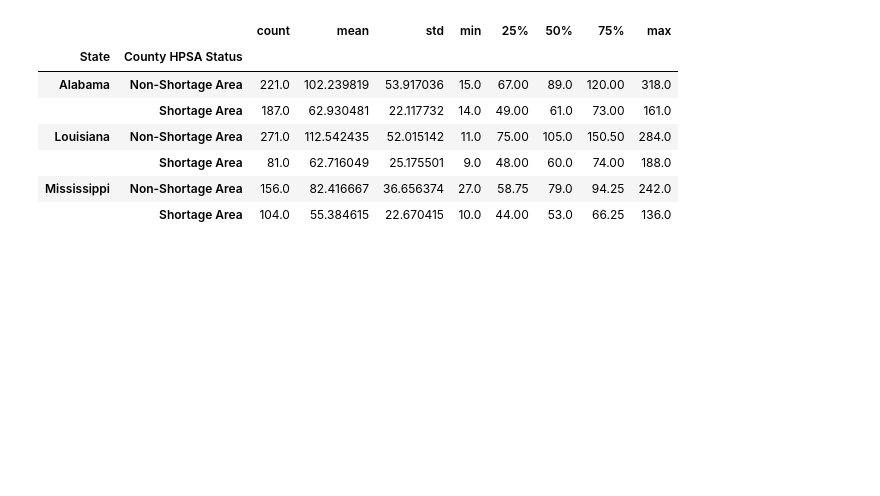
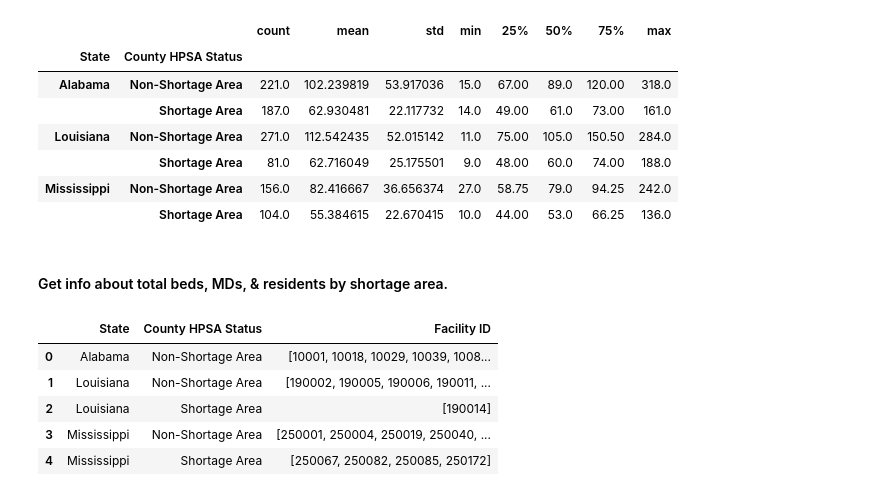
Before and after one commit to valeriemagalong/Healthcare-Shortages, a Jupyter notebook: cms_subdomains_eda.ipynb, the cells around one changed output. Saved outputs shown, nothing was run; the diff lists cells and outputs as text; code cells hidden in the pictures; blank space fills up the shorter version.

```diff
--- a/cms_subdomains_eda.ipynb
+++ b/cms_subdomains_eda.ipynb
@@ -237,3 +237,21 @@ measure.groupby(['State', 'County HPSA Status'])['Score'].describe()
 |  | Shortage Area | 81.0 | 62.716049 | 25.175501 | 9.0 | 48.00 | 60.0 | 74.00 | 188.0 |
 | Mississippi | Non-Shortage Area | 156.0 | 82.416667 | 36.656374 | 27.0 | 58.75 | 79.0 | 94.25 | 242.0 |
 |  | Shortage Area | 104.0 | 55.384615 | 22.670415 | 10.0 | 44.00 | 53.0 | 66.25 | 136.0 |
+# %% [markdown]
+#### Get info about total beds, MDs, & residents by shortage area.
+# %%
+# Which facilities actually have this information?
+facility_groups = toc.groupby(['State', 'County HPSA Status', 'Facility ID'])
+
+measure_df = facility_groups['Total Beds in System'].describe().reset_index()
+measure_df = measure_df[~measure_df['mean'].isna()]
+
+ahrq_facilities = measure_df.groupby(['State', 'County HPSA Status'])['Facility ID'].unique().reset_index()
+ahrq_facilities
+# %% [output]
+|  | State | County HPSA Status | Facility ID |
+| 0 | Alabama | Non-Shortage Area | [10001, 10018, 10029, 10039, 1008... |
+| 1 | Louisiana | Non-Shortage Area | [190002, 190005, 190006, 190011, ... |
+| 2 | Louisiana | Shortage Area | [190014] |
+| 3 | Mississippi | Non-Shortage Area | [250001, 250004, 250019, 250040, ... |
+| 4 | Mississippi | Shortage Area | [250067, 250082, 250085, 250172] |
```
Also changed, not shown: parts of 5 cells of this notebook, 1 other file.
